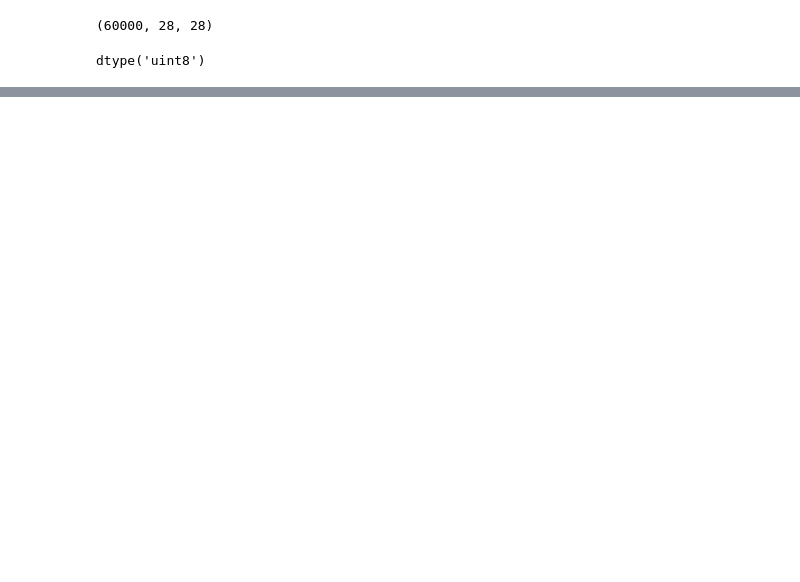
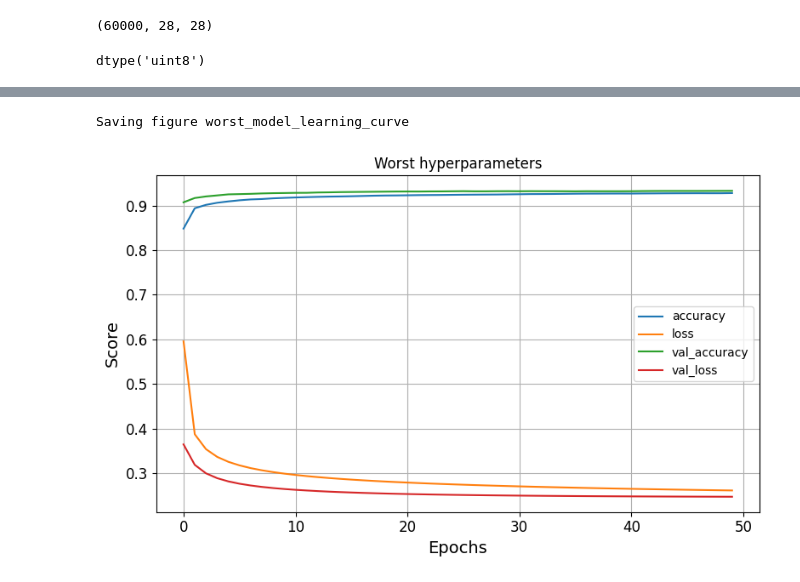
Before and after one commit to nhv96/iai600_assignment_7, a Jupyter notebook: assignment_7_hypertune.ipynb, the cells around one changed output, grey strips where cells are left out. Saved outputs shown, nothing was run; the diff lists cells and outputs as text; code cells hidden in the pictures; blank space fills up the shorter version.

```diff
--- a/assignment_7_hypertune.ipynb
+++ b/assignment_7_hypertune.ipynb
@@ -291,0 +257,3 @@ print("[test loss, test accuracy]:", eval_result)
+# %%
+worst_hp = tuner.get_best_hyperparameters(num_trials=10)[4]
+print_hp(worst_hp)
@@ -291,0 +265,4 @@ print("[test loss, test accuracy]:", eval_result)
+# %%
+worst_model = tuner.hypermodel.build(worst_hp)
+
+history2 = worst_model.fit(x_all, y_all, epochs=50, validation_split=0.2)
@@ -291,0 +288,5 @@ print("[test loss, test accuracy]:", eval_result)
+# %%
+draw_learning_curve(history2, "worst_model_learning_curve", "Worst hyperparameters")
+# %% [output]
+Saving figure worst_model_learning_curve
+[figure, added]
```
Also changed, not shown: parts of 22 cells of this notebook, 5 other files.
